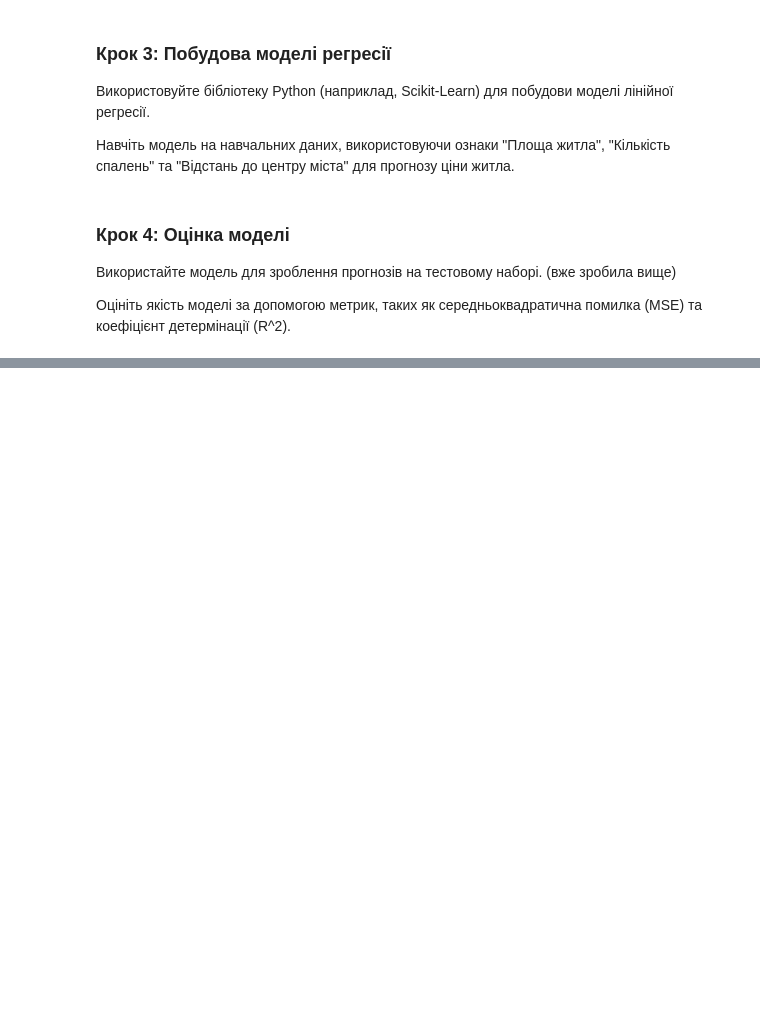
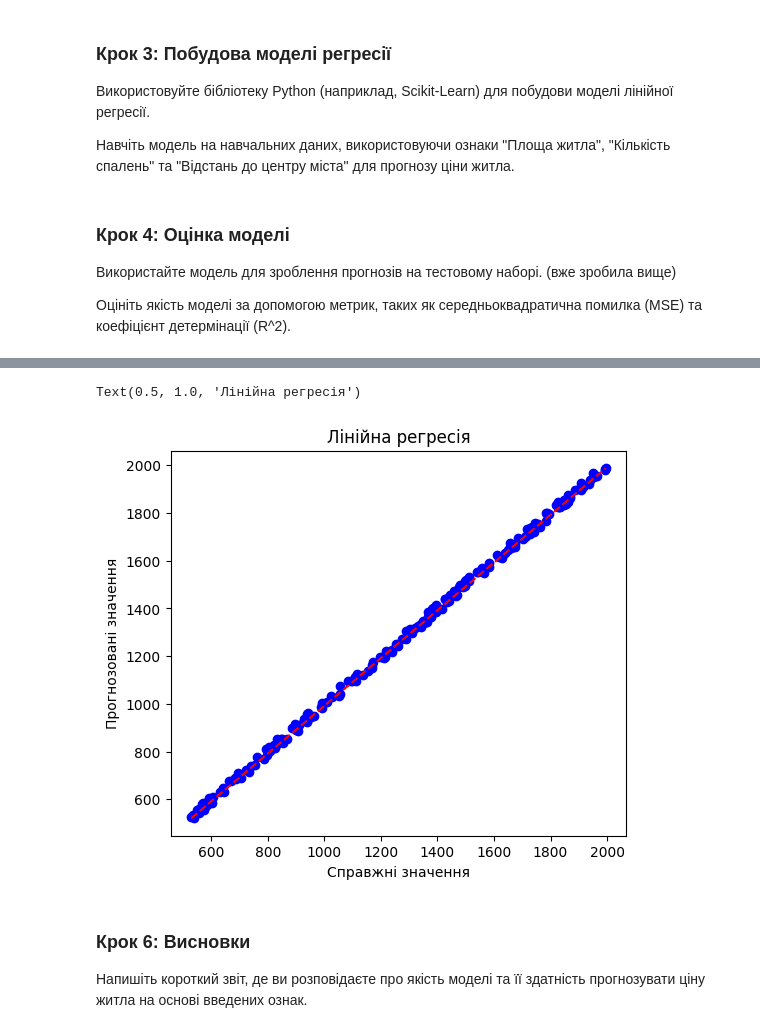
Before and after one commit to AnnaIvn/ml2023, a Jupyter notebook: Practices/Practice3/practice3.ipynb, the cells around one changed output, grey strips where cells are left out. Drawn from its saved outputs; the diff is of its cells as text; code cells hidden in the pictures; blank space fills up the shorter version.

```diff
--- a/Practices/Practice3/practice3.ipynb
+++ b/Practices/Practice3/practice3.ipynb
@@ -124,0 +131,18 @@ R-squared: 1.00
+# %%
+import matplotlib.pyplot as plt
+
+# Візуалізація результатів для лінійної регресії
+plt.figure(figsize=(20, 5))
+plt.subplot(131)
+plt.scatter(y_test, y_pred, color='blue')
+plt.plot([min(y_test), max(y_test)], [min(y_pred), max(y_pred)], linestyle='--', color='red')
+plt.xlabel("Справжні значення")
+plt.ylabel("Прогнозовані значення")
+plt.title("Лінійна регресія")
+# %% [output]
+Text(0.5, 1.0, 'Лінійна регресія')
+[figure, added]
+# %% [markdown]
+### Крок 6: Висновки
+
+Напишіть короткий звіт, де ви розповідаєте про якість моделі та її здатність прогнозувати ціну житла на основі введених ознак.
```
Also changed, not shown: parts of 5 cells of this notebook, 1 other file.
